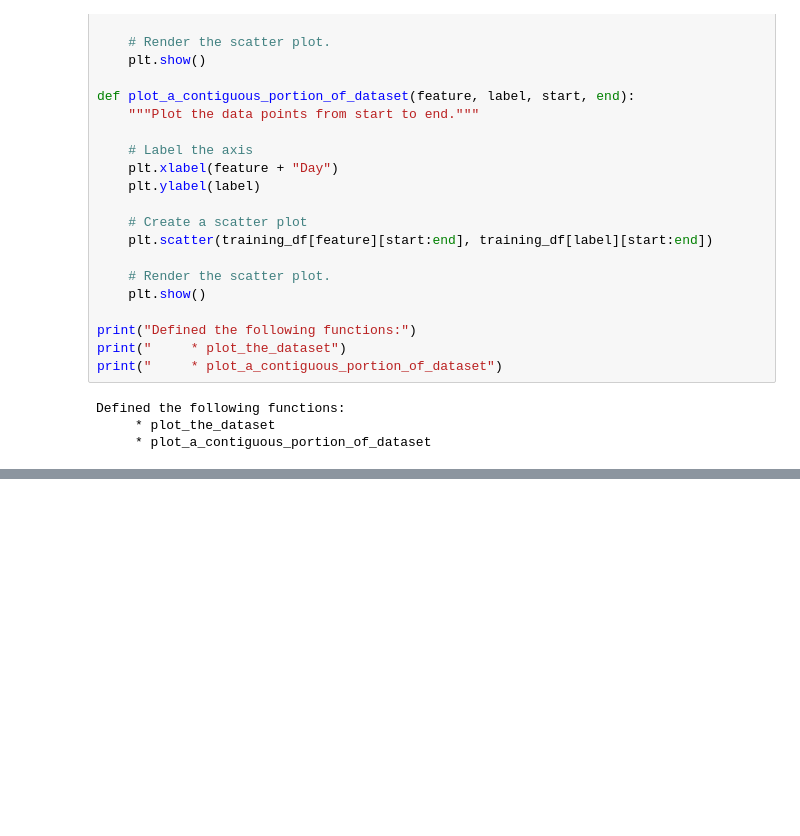
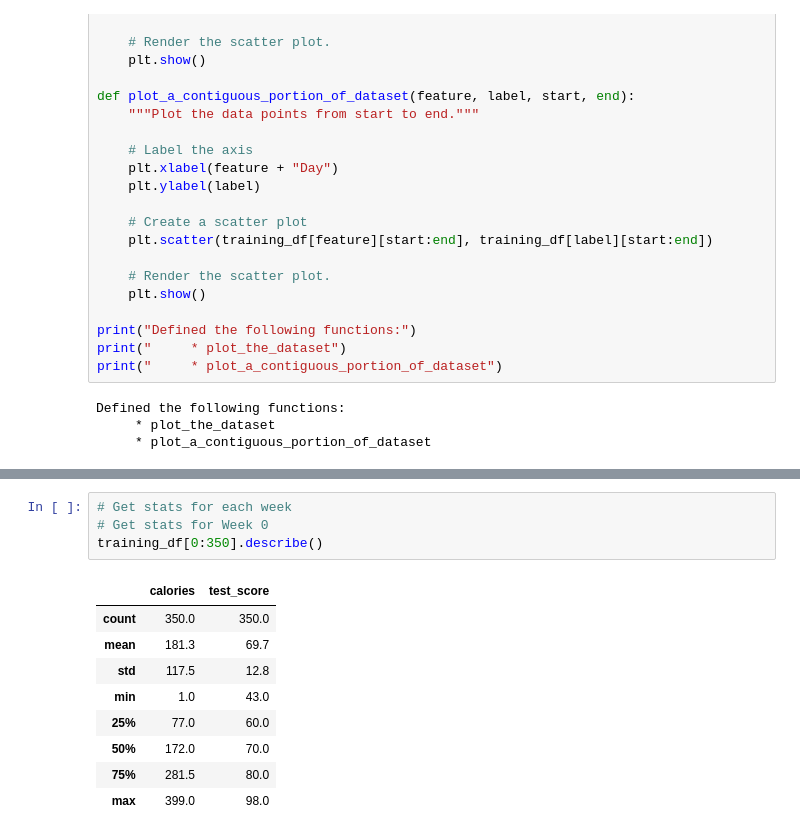
Before and after one commit to kogimurio/mlproject, a Jupyter notebook: numerical_data_bad_values.ipynb, the cells around one changed output, grey strips where cells are left out. Cells and saved outputs as stored; diff of their text form; blank space fills up the shorter version.

```diff
--- a/numerical_data_bad_values.ipynb
+++ b/numerical_data_bad_values.ipynb
@@ -1479,0 +1480,14 @@ plot_the_dataset("calories", "test_score", number_of_points_to_plot=150)
+# %%
+# Get stats for each week
+# Get stats for Week 0
+training_df[0:350].describe()
+# %% [output]
+|  | calories | test_score |
+| count | 350.0 | 350.0 |
+| mean | 181.3 | 69.7 |
+| std | 117.5 | 12.8 |
+| min | 1.0 | 43.0 |
+| 25% | 77.0 | 60.0 |
+| 50% | 172.0 | 70.0 |
+| 75% | 281.5 | 80.0 |
+| max | 399.0 | 98.0 |
```
Also changed, not shown: parts of 6 cells of this notebook.
